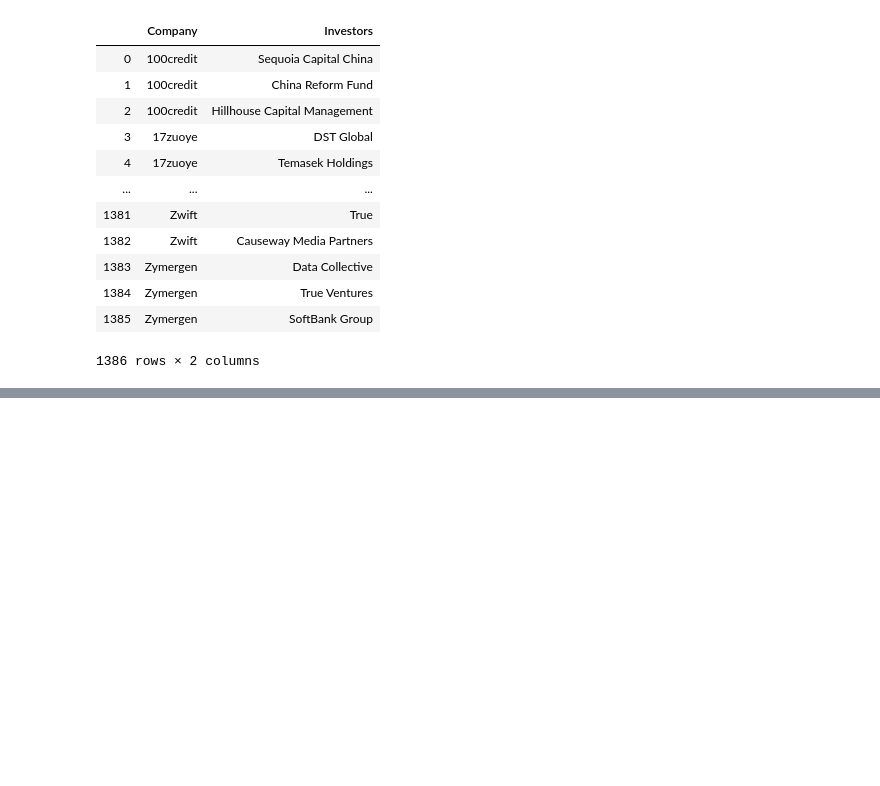
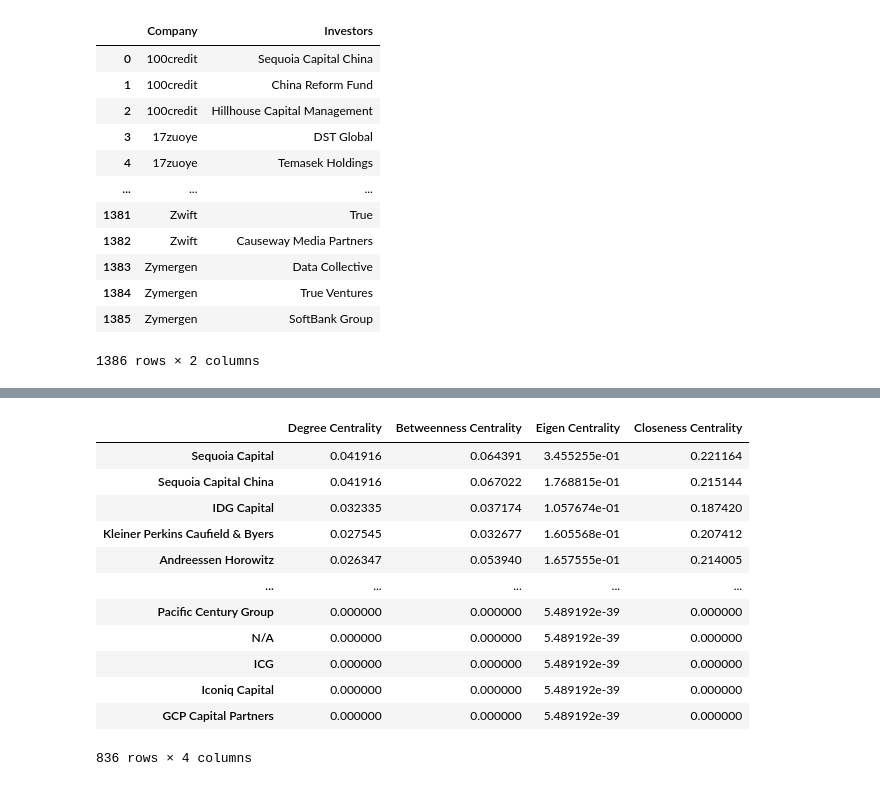
Before and after one commit to takato86/unicorn, a Jupyter notebook: notebooks/analyze.ipynb, the cells around one changed output, grey strips where cells are left out. Drawn from its saved outputs; the diff is of its cells as text; code cells hidden in the pictures; blank space fills up the shorter version.

```diff
--- a/notebooks/analyze.ipynb
+++ b/notebooks/analyze.ipynb
@@ -55,0 +89,16 @@ investor_graph = bipartite.projected_graph(B, set(rdf["Investors"].tolist()))
+# %%
+investor_centrality_df.sort_values(by="Degree Centrality", ascending=False)
+# %% [output]
+|  | Degree Centrality | Betweenness Centrality | Eigen Centrality | Closeness Centrality |
+| Sequoia Capital | 0.041916 | 0.064391 | 3.455255e-01 | 0.221164 |
+| Sequoia Capital China | 0.041916 | 0.067022 | 1.768815e-01 | 0.215144 |
+| IDG Capital | 0.032335 | 0.037174 | 1.057674e-01 | 0.187420 |
+| Kleiner Perkins Caufield & Byers | 0.027545 | 0.032677 | 1.605568e-01 | 0.207412 |
+| Andreessen Horowitz | 0.026347 | 0.053940 | 1.657555e-01 | 0.214005 |
+| ... | ... | ... | ... | ... |
+| Pacific Century Group | 0.000000 | 0.000000 | 5.489192e-39 | 0.000000 |
+| N/A | 0.000000 | 0.000000 | 5.489192e-39 | 0.000000 |
+| ICG | 0.000000 | 0.000000 | 5.489192e-39 | 0.000000 |
+| Iconiq Capital | 0.000000 | 0.000000 | 5.489192e-39 | 0.000000 |
+| GCP Capital Partners | 0.000000 | 0.000000 | 5.489192e-39 | 0.000000 |
+836 rows × 4 columns
```
Also changed, not shown: parts of 25 cells of this notebook, 3 other files.
